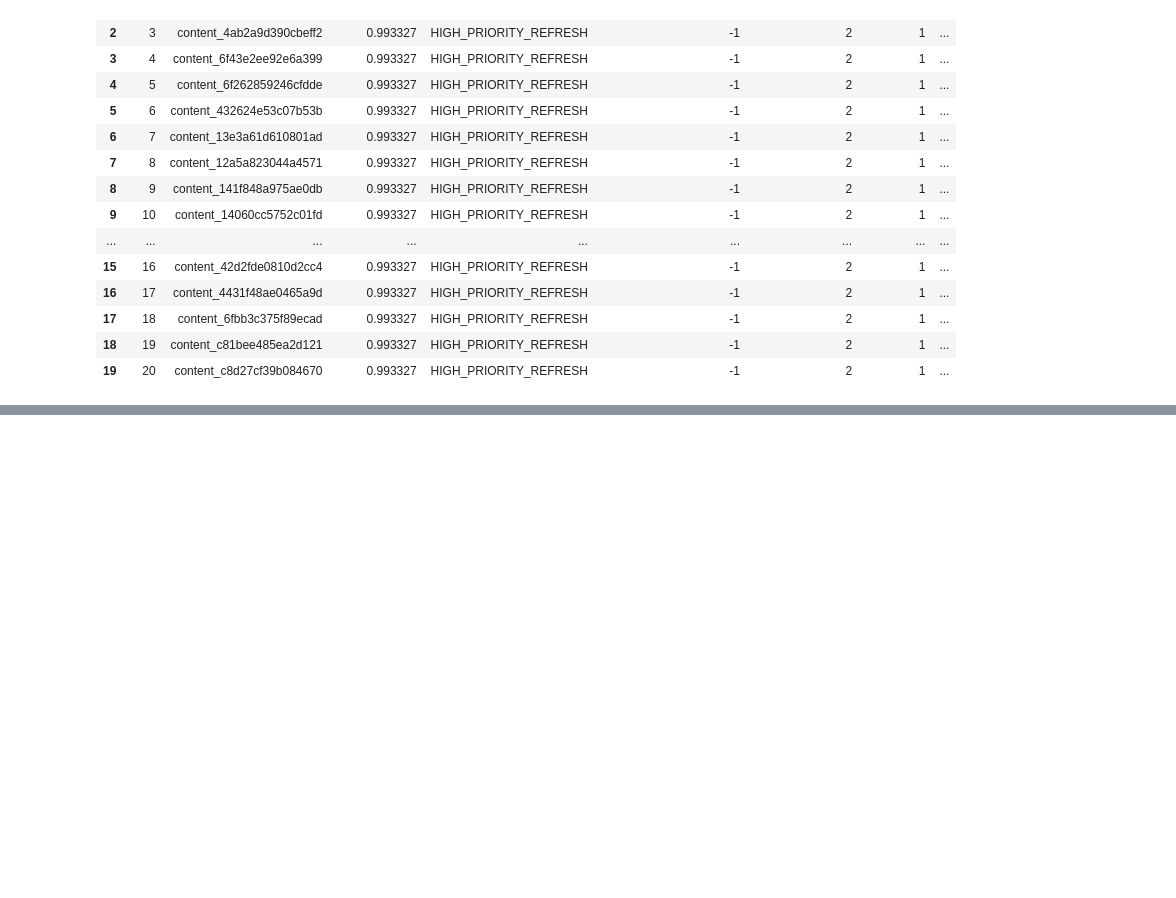
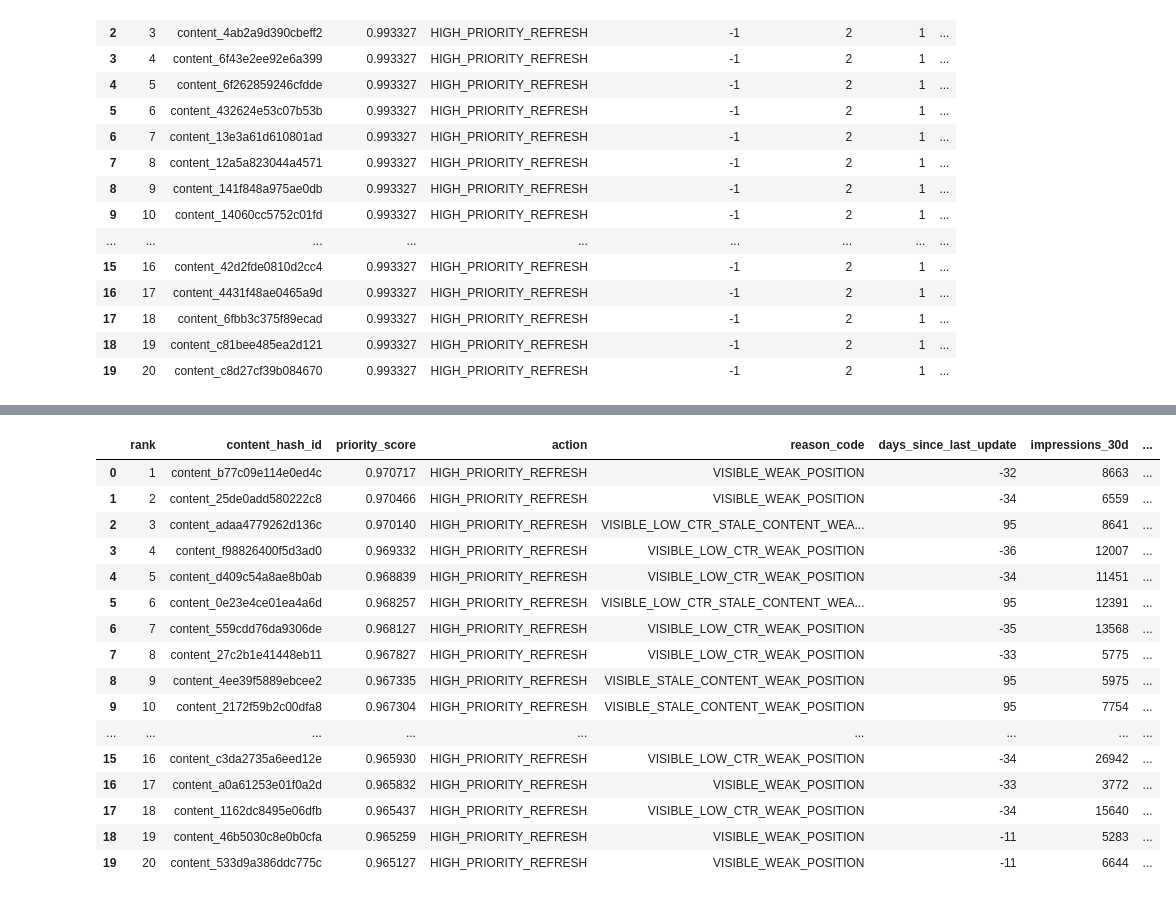
Before and after one commit to SAJLENDRAPANDEY/flyrank-ml-internship-starter, a Jupyter notebook: notebooks/capstone_content_refresh.ipynb, the cells around one changed output, grey strips where cells are left out. Cells and saved outputs as stored; diff of their text form; code cells hidden in the pictures; blank space fills up the shorter version.

```diff
--- a/notebooks/capstone_content_refresh.ipynb
+++ b/notebooks/capstone_content_refresh.ipynb
@@ -2705,0 +2837,62 @@ top20[
+# %%
+def get_reason(row):
+
+    reasons = []
+
+    if row["impressions_30d"] >= 100:
+        reasons.append("VISIBLE")
+
+    if row["ctr"] < 0.05:
+        reasons.append("LOW_CTR")
+
+    if row["days_since_last_update"] >= 90:
+        reasons.append("STALE_CONTENT")
+
+    if row["avg_position"] > 10:
+        reasons.append("WEAK_POSITION")
+
+    if not reasons:
+        return "MONITOR"
+
+    return "_".join(reasons)
+
+
+final_ranked["reason_code"] = final_ranked.apply(
+    get_reason,
+    axis=1
+)
+# %%
+seo_queue = final_ranked[
+    [
+        "rank",
+        "content_hash_id",
+        "priority_score",
+        "action",
+        "reason_code",
+        "days_since_last_update",
+        "impressions_30d",
+        "users_30d",
+        "ctr",
+        "avg_position"
+    ]
+].copy()
+
+display(seo_queue.head(20))
+# %% [output]
+|  | rank | content_hash_id | priority_score | action | reason_code | days_since_last_update | impressions_30d | ... |
+| 0 | 1 | content_b77c09e114e0ed4c | 0.970717 | HIGH_PRIORITY_REFRESH | VISIBLE_WEAK_POSITION | -32 | 8663 | ... |
+| 1 | 2 | content_25de0add580222c8 | 0.970466 | HIGH_PRIORITY_REFRESH | VISIBLE_WEAK_POSITION | -34 | 6559 | ... |
+| 2 | 3 | content_adaa4779262d136c | 0.970140 | HIGH_PRIORITY_REFRESH | VISIBLE_LOW_CTR_STALE_CONTENT_WEA... | 95 | 8641 | ... |
+| 3 | 4 | content_f98826400f5d3ad0 | 0.969332 | HIGH_PRIORITY_REFRESH | VISIBLE_LOW_CTR_WEAK_POSITION | -36 | 12007 | ... |
+| 4 | 5 | content_d409c54a8ae8b0ab | 0.968839 | HIGH_PRIORITY_REFRESH | VISIBLE_LOW_CTR_WEAK_POSITION | -34 | 11451 | ... |
+| 5 | 6 | content_0e23e4ce01ea4a6d | 0.968257 | HIGH_PRIORITY_REFRESH | VISIBLE_LOW_CTR_STALE_CONTENT_WEA... | 95 | 12391 | ... |
+| 6 | 7 | content_559cdd76da9306de | 0.968127 | HIGH_PRIORITY_REFRESH | VISIBLE_LOW_CTR_WEAK_POSITION | -35 | 13568 | ... |
+| 7 | 8 | content_27c2b1e41448eb11 | 0.967827 | HIGH_PRIORITY_REFRESH | VISIBLE_LOW_CTR_WEAK_POSITION | -33 | 5775 | ... |
+| 8 | 9 | content_4ee39f5889ebcee2 | 0.967335 | HIGH_PRIORITY_REFRESH | VISIBLE_STALE_CONTENT_WEAK_POSITION | 95 | 5975 | ... |
+| 9 | 10 | content_2172f59b2c00dfa8 | 0.967304 | HIGH_PRIORITY_REFRESH | VISIBLE_STALE_CONTENT_WEAK_POSITION | 95 | 7754 | ... |
+| ... | ... | ... | ... | ... | ... | ... | ... | ... |
+| 15 | 16 | content_c3da2735a6eed12e | 0.965930 | HIGH_PRIORITY_REFRESH | VISIBLE_LOW_CTR_WEAK_POSITION | -34 | 26942 | ... |
+| 16 | 17 | content_a0a61253e01f0a2d | 0.965832 | HIGH_PRIORITY_REFRESH | VISIBLE_WEAK_POSITION | -33 | 3772 | ... |
+| 17 | 18 | content_1162dc8495e06dfb | 0.965437 | HIGH_PRIORITY_REFRESH | VISIBLE_LOW_CTR_WEAK_POSITION | -34 | 15640 | ... |
+| 18 | 19 | content_46b5030c8e0b0cfa | 0.965259 | HIGH_PRIORITY_REFRESH | VISIBLE_WEAK_POSITION | -11 | 5283 | ... |
+| 19 | 20 | content_533d9a386ddc775c | 0.965127 | HIGH_PRIORITY_REFRESH | VISIBLE_WEAK_POSITION | -11 | 6644 | ... |
```
Also changed, not shown: parts of 48 cells of this notebook.
